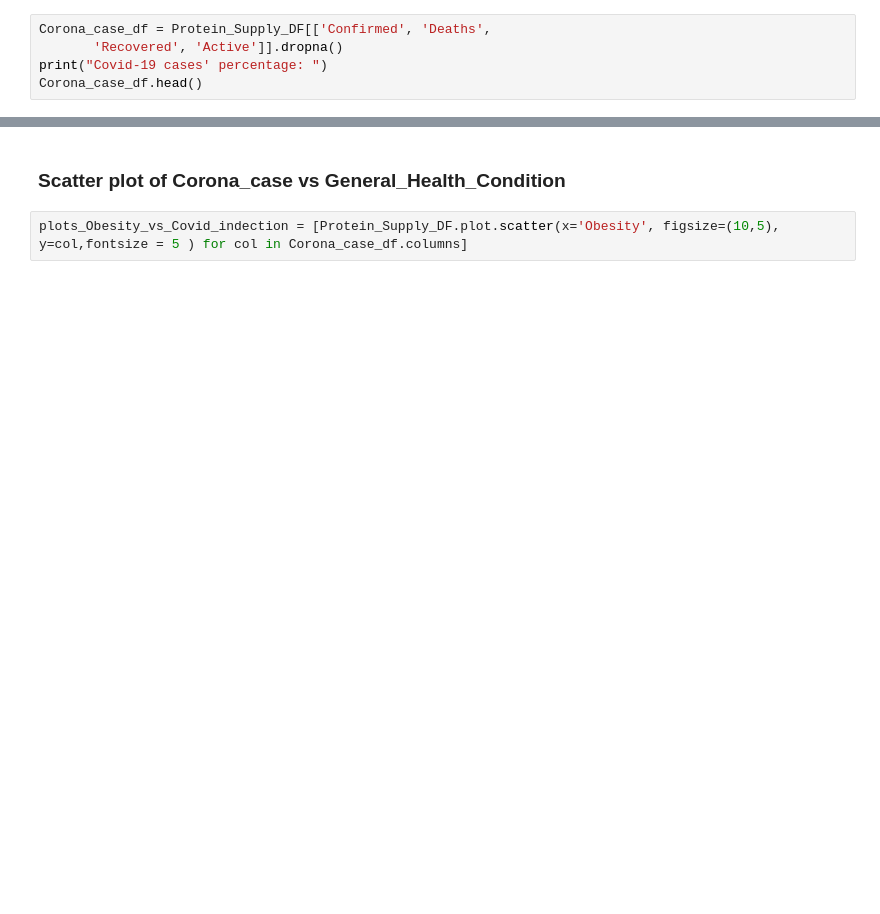
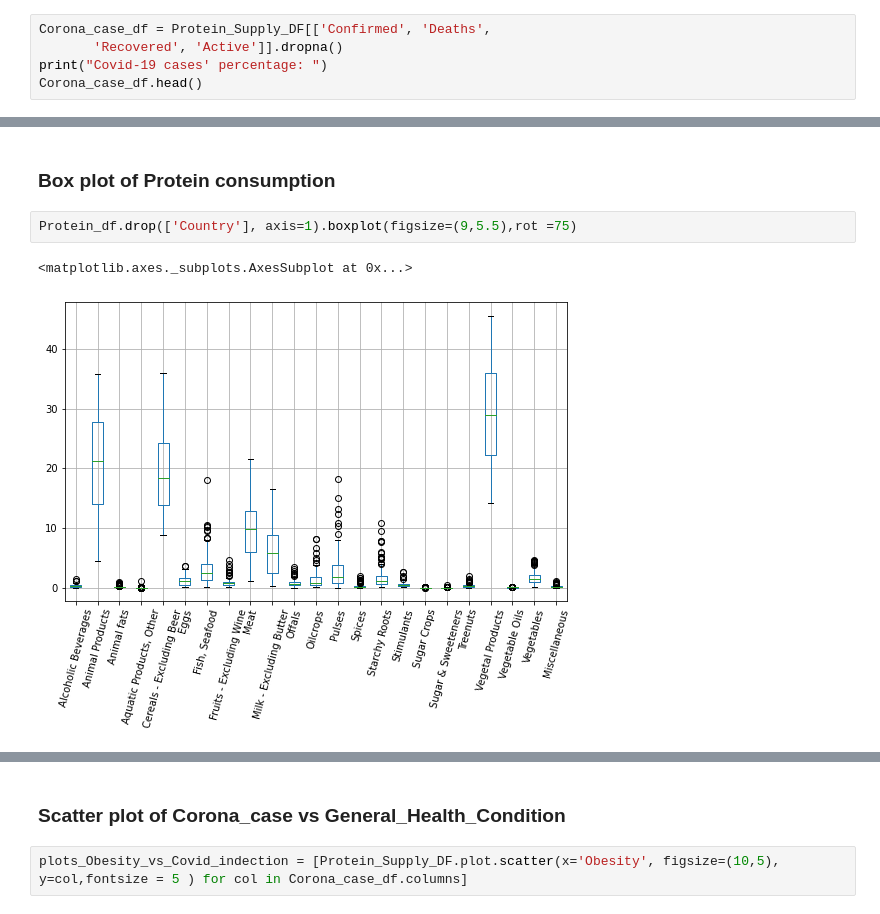
Before and after one commit to Mak-Ta-Reque/Nutrition-and-immune-systems, a Jupyter notebook: Notebook/Visualisation_Tareque.ipynb, the cells around one changed output, grey strips where cells are left out. Cells and saved outputs as stored; diff of their text form; blank space fills up the shorter version.

```diff
--- a/Notebook/Visualisation_Tareque.ipynb
+++ b/Notebook/Visualisation_Tareque.ipynb
@@ -80,0 +95,7 @@ Corona_case_df.head()
+# %% [markdown]
+### Box plot of Protein consumption
+# %%
+Protein_df.drop(['Country'], axis=1).boxplot(figsize=(9,5.5),rot =75)
+# %% [output]
+<matplotlib.axes._subplots.AxesSubplot at 0x...>
+[figure, added]
```
Also changed, not shown: parts of 15 cells of this notebook.
